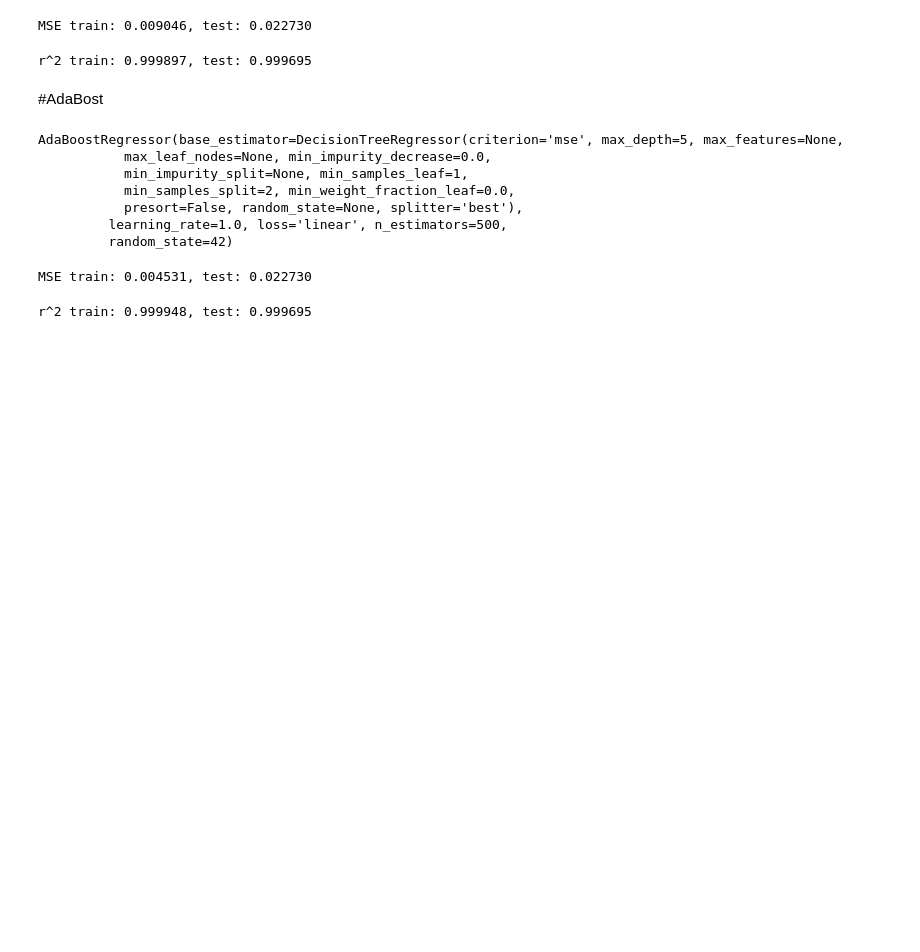
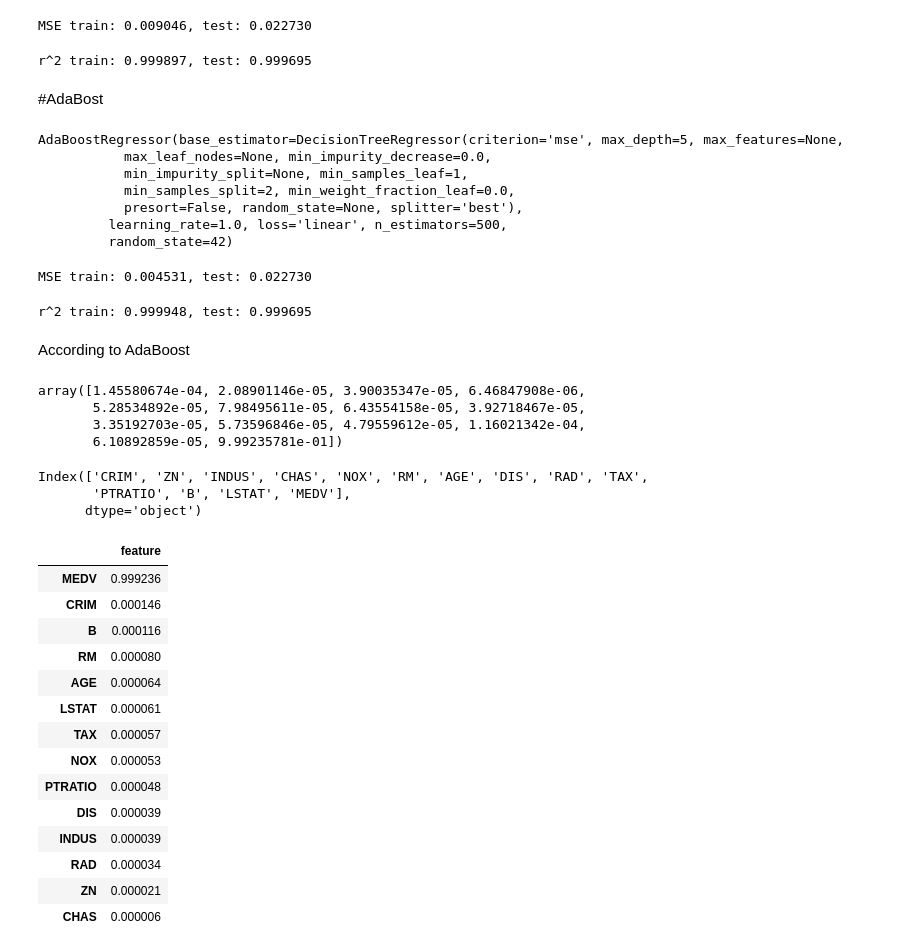
Before and after one commit to AvinashTiwari/Artifical-intelligence, a Jupyter notebook: 3_Machine_Learning/15_Non_Linear_Relation/15_Non_Linear.ipynb, the cells around one changed output. Drawn from its saved outputs; the diff is of its cells as text; code cells hidden in the pictures; blank space fills up the shorter version.

```diff
--- a/3_Machine_Learning/15_Non_Linear_Relation/15_Non_Linear.ipynb
+++ b/3_Machine_Learning/15_Non_Linear_Relation/15_Non_Linear.ipynb
@@ -130,3 +130,18 @@ print("r^2 train: {0:4f}, test: {1:4f}".format(r2_score(y_train,y_train_pred),
             r2_score(y_test,y_test_pred)))
 # %% [output]
 r^2 train: 0.999948, test: 0.999695
+# %% [markdown]
+According to AdaBoost
+# %%
+ada.feature_importances_
+# %% [output]
+array([1.45580674e-04, 2.08901146e-05, 3.90035347e-05, 6.46847908e-06,
+       5.28534892e-05, 7.98495611e-05, 6.43554158e-05, 3.92718467e-05,
+       3.35192703e-05, 5.73596846e-05, 4.79559612e-05, 1.16021342e-04,
+       6.10892859e-05, 9.99235781e-01])
+# %%
+df.columns
+# %% [output]
+Index(['CRIM', 'ZN', 'INDUS', 'CHAS', 'NOX', 'RM', 'AGE', 'DIS', 'RAD', 'TAX',
+       'PTRATIO', 'B', 'LSTAT', 'MEDV'],
+      dtype='object')
@@ -132,0 +151,18 @@ r^2 train: 0.999948, test: 0.999695
+# %%
+result.sort_values(by='feature',ascending=False)
+# %% [output]
+|  | feature |
+| MEDV | 0.999236 |
+| CRIM | 0.000146 |
+| B | 0.000116 |
+| RM | 0.000080 |
+| AGE | 0.000064 |
+| LSTAT | 0.000061 |
+| TAX | 0.000057 |
+| NOX | 0.000053 |
+| PTRATIO | 0.000048 |
+| DIS | 0.000039 |
+| INDUS | 0.000039 |
+| RAD | 0.000034 |
+| ZN | 0.000021 |
+| CHAS | 0.000006 |
```
Also changed, not shown: parts of 2 cells of this notebook, 1 other file.
